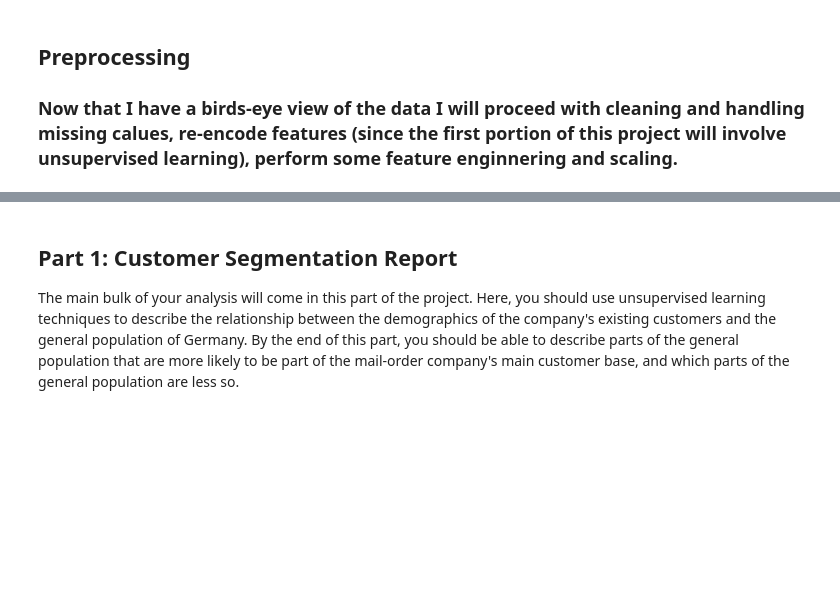
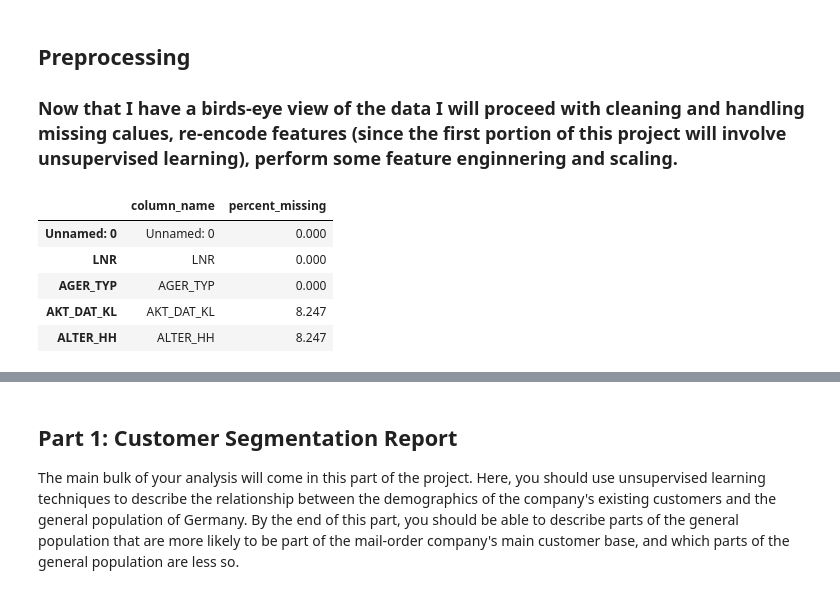
Before and after one commit to sousablde/Arvato-Bertelsmann-Customer-Acquisition, a Jupyter notebook: Arvato Project Workbook.ipynb, the cells around one changed output, grey strips where cells are left out. Saved outputs shown, nothing was run; the diff lists cells and outputs as text; code cells hidden in the pictures; blank space fills up the shorter version.

```diff
--- a/Arvato Project Workbook.ipynb
+++ b/Arvato Project Workbook.ipynb
@@ -194,0 +193,23 @@ plt.show()
+# %%
+# creating a function to determine percentage of missing values
+def percentage_of_missing(df):
+    '''
+    This function calculates the percentage of missing values in a dataframe and splits it on a defined
+    percentage boundary
+    inputs: dataframe
+    output: missing values dataframe
+    '''
+    percent_missing = df.isnull().sum()* 100/len(df)
+    percent_missing_df = pd.DataFrame({'column_name': df.columns,
+                                 'percent_missing': percent_missing})
+    return percent_missing_df
+# %%
+percent_missing_azdias_df = percentage_of_missing(azdias)
+percent_missing_azdias_df.head()
+# %% [output]
+|  | column_name | percent_missing |
+| Unnamed: 0 | Unnamed: 0 | 0.000 |
+| LNR | LNR | 0.000 |
+| AGER_TYP | AGER_TYP | 0.000 |
+| AKT_DAT_KL | AKT_DAT_KL | 8.247 |
+| ALTER_HH | ALTER_HH | 8.247 |
```
Also changed, not shown: parts of 9 cells of this notebook.
